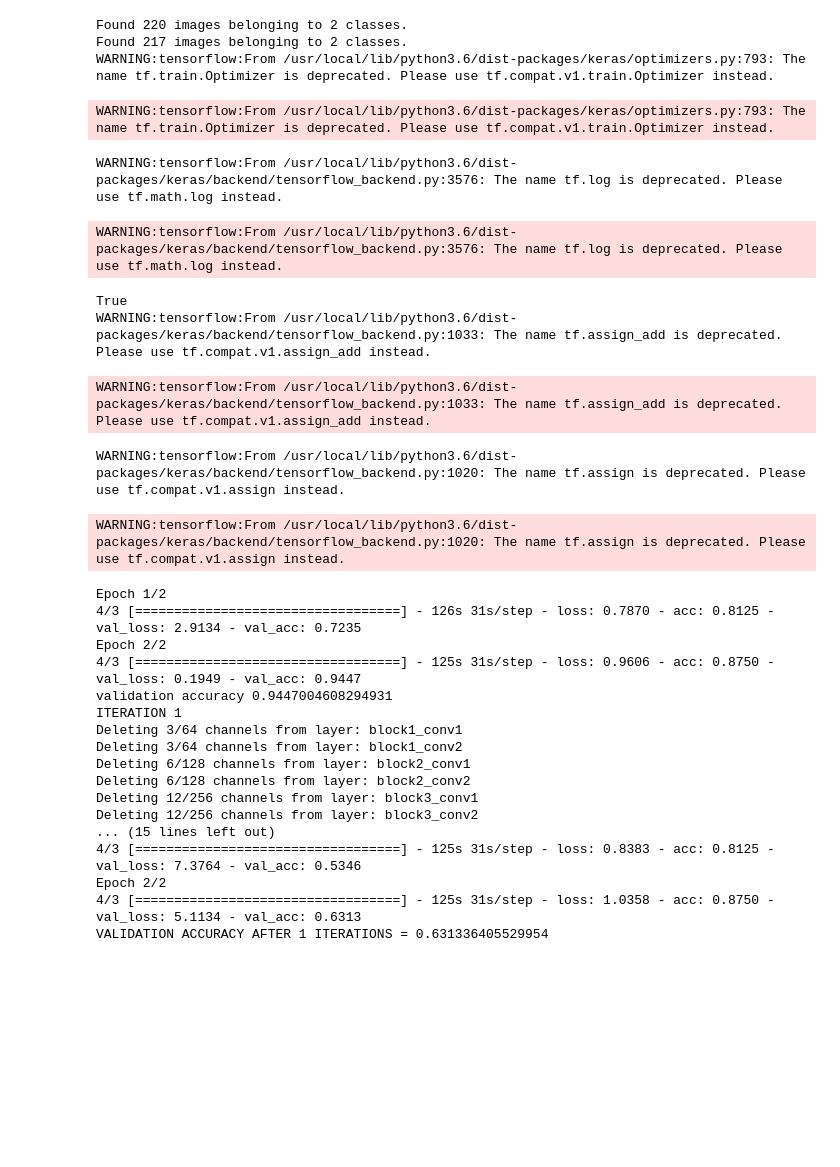
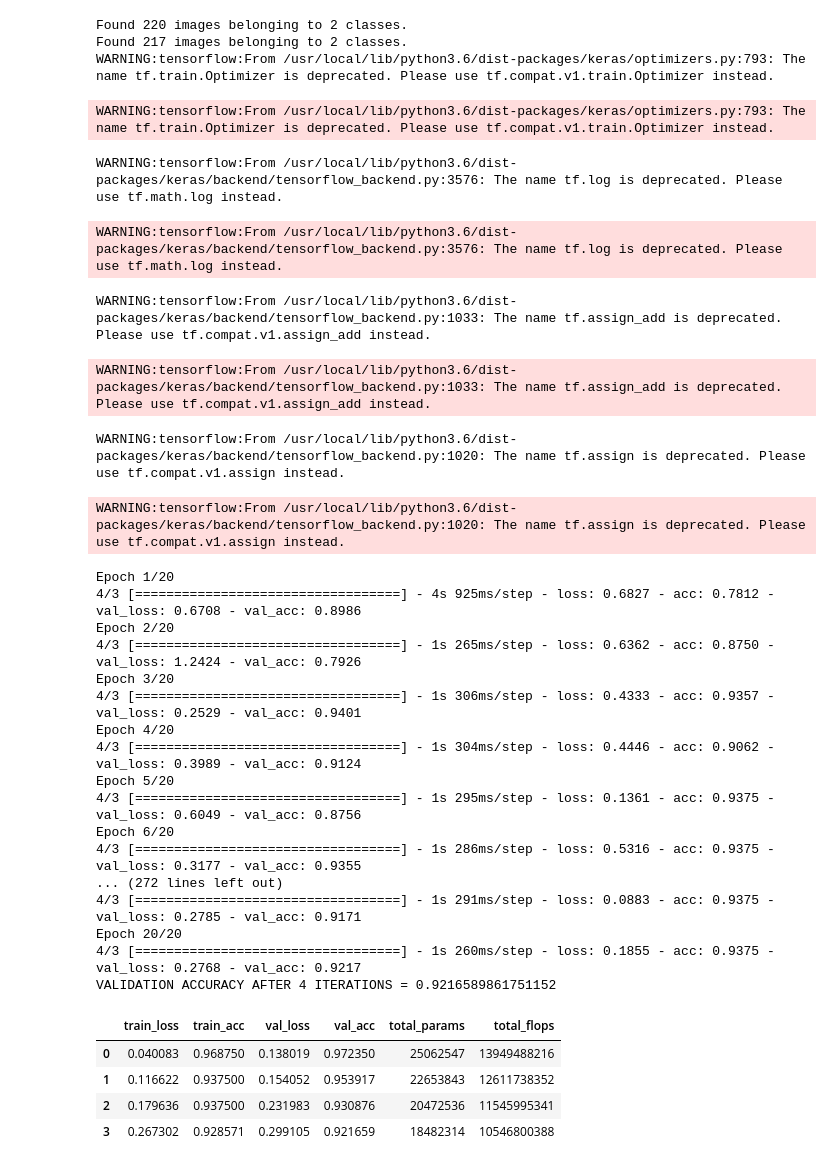
Before and after one commit to MDfarazuddin99/CNN_Pruning, a Jupyter notebook: TL_PRUNING_V2.ipynb, the cells around one changed output. Drawn from its saved outputs; the diff is of its cells as text; code cells hidden in the pictures; blank space fills up the shorter version.

```diff
--- a/TL_PRUNING_V2.ipynb
+++ b/TL_PRUNING_V2.ipynb
@@ -374,14 +410,29 @@ def count_model_params_flops(model,first_time):
 
     return total_params, total_flops
 # %%
-FirstTime = True
-model, history = train(model, FirstTime)
+
+
+model, history= train(model, True)
 validation_accuracy = max(history.history['val_acc'])
 print('validation accuracy',validation_accuracy)
 max_val_acc = validation_accuracy
 count = 0
 all_models = list()
-while validation_accuracy - max_val_acc >= -0.05    :
+
+#this dictionary is to log the parameters and is later converted into a dataframe.
+log_dict = dict()
+log_dict['train_loss'] = []
+log_dict['train_acc'] = []
+log_dict['val_loss'] = []
+log_dict['val_acc'] = []
+log_dict['total_params'] = []
+log_dict['total_flops'] = []
+
+#stop pruning if the accuracy drops by 5% from maximum accuracy ever obtained.
+
+while validation_accuracy - max_val_acc >= -0.05 :
+
+# while max_val_acc <= validation_accuracy  :
 
     print("ITERATION {} ".format(count+1))
     all_models.append(model)
@@ -397,15 +448,21 @@ while validation_accuracy - max_val_acc >= -0.05    :
         model = my_delete_filters(model,False,5)
         a,b = count_model_params_flops(model,False)
 
-    print('Total number of trainable parmas = {}\nTotal number of Flops={}'.format(a,b))
+    # print('Total number of parmas = {}\nTotal number of Flops={}'.format(a,b))
 
     model,history = train(model, True)
     validation_accuracy = max(history.history['val_acc'])
-    # model.summary()
+    best_acc_index = history.history['val_acc'].index(max(history.history['val_acc']))
+
+    log_dict['train_loss'].append(history.history['loss'][best_acc_index])
+    log_dict['train_acc'].append(history.history['acc'][best_acc_index])
+    log_dict['val_loss'].append(history.history['val_loss'][best_acc_index])
+    log_dict['val_acc'].append(history.history['val_acc'][best_acc_index])
+    log_dict['total_params'].append(a)
+    log_dict['total_flops'].append(b)
+
     print("VALIDATION ACCURACY AFTER {} ITERATIONS = {}".format(count+1,validation_accuracy))
     count+=1
-
-#model.summary()
 # %% [output]
 Found 220 images belonging to 2 classes.
 Found 217 images belonging to 2 classes.
@@ -413,25 +470,33 @@ WARNING:tensorflow:From /usr/local/lib/python3.6/dist-packages/keras/optimizers.
 WARNING:tensorflow:From /usr/local/lib/python3.6/dist-packages/keras/optimizers.py:793: The name tf.train.Optimizer is deprecated. Please use tf.compat.v1.train.Optimizer instead.
 WARNING:tensorflow:From /usr/local/lib/python3.6/dist-packages/keras/backend/tensorflow_backend.py:3576: The name tf.log is deprecated. Please use tf.math.log instead.
 WARNING:tensorflow:From /usr/local/lib/python3.6/dist-packages/keras/backend/tensorflow_backend.py:3576: The name tf.log is deprecated. Please use tf.math.log instead.
-True
 WARNING:tensorflow:From /usr/local/lib/python3.6/dist-packages/keras/backend/tensorflow_backend.py:1033: The name tf.assign_add is deprecated. Please use tf.compat.v1.assign_add instead.
 WARNING:tensorflow:From /usr/local/lib/python3.6/dist-packages/keras/backend/tensorflow_backend.py:1033: The name tf.assign_add is deprecated. Please use tf.compat.v1.assign_add instead.
 WARNING:tensorflow:From /usr/local/lib/python3.6/dist-packages/keras/backend/tensorflow_backend.py:1020: The name tf.assign is deprecated. Please use tf.compat.v1.assign instead.
 WARNING:tensorflow:From /usr/local/lib/python3.6/dist-packages/keras/backend/tensorflow_backend.py:1020: The name tf.assign is deprecated. Please use tf.compat.v1.assign instead.
-Epoch 1/2
-4/3 [==================================] - 126s 31s/step - loss: 0.7870 - acc: 0.8125 - val_loss: 2.9134 - val_acc: 0.7235
-Epoch 2/2
-4/3 [==================================] - 125s 31s/step - loss: 0.9606 - acc: 0.8750 - val_loss: 0.1949 - val_acc: 0.9447
-validation accuracy 0.9447004608294931
-ITERATION 1
-Deleting 3/64 channels from layer: block1_conv1
-Deleting 3/64 channels from layer: block1_conv2
-Deleting 6/128 channels from layer: block2_conv1
-Deleting 6/128 channels from layer: block2_conv2
-Deleting 12/256 channels from layer: block3_conv1
-Deleting 12/256 channels from layer: block3_conv2
-... (15 lines left out)
-4/3 [==================================] - 125s 31s/step - loss: 0.8383 - acc: 0.8125 - val_loss: 7.3764 - val_acc: 0.5346
-Epoch 2/2
-4/3 [==================================] - 125s 31s/step - loss: 1.0358 - acc: 0.8750 - val_loss: 5.1134 - val_acc: 0.6313
-VALIDATION ACCURACY AFTER 1 ITERATIONS = 0.631336405529954
+Epoch 1/20
+4/3 [==================================] - 4s 925ms/step - loss: 0.6827 - acc: 0.7812 - val_loss: 0.6708 - val_acc: 0.8986
+Epoch 2/20
+4/3 [==================================] - 1s 265ms/step - loss: 0.6362 - acc: 0.8750 - val_loss: 1.2424 - val_acc: 0.7926
+Epoch 3/20
+4/3 [==================================] - 1s 306ms/step - loss: 0.4333 - acc: 0.9357 - val_loss: 0.2529 - val_acc: 0.9401
+Epoch 4/20
+4/3 [==================================] - 1s 304ms/step - loss: 0.4446 - acc: 0.9062 - val_loss: 0.3989 - val_acc: 0.9124
+Epoch 5/20
+4/3 [==================================] - 1s 295ms/step - loss: 0.1361 - acc: 0.9375 - val_loss: 0.6049 - val_acc: 0.8756
+Epoch 6/20
+4/3 [==================================] - 1s 286ms/step - loss: 0.5316 - acc: 0.9375 - val_loss: 0.3177 - val_acc: 0.9355
+... (272 lines left out)
+4/3 [==================================] - 1s 291ms/step - loss: 0.0883 - acc: 0.9375 - val_loss: 0.2785 - val_acc: 0.9171
+Epoch 20/20
+4/3 [==================================] - 1s 260ms/step - loss: 0.1855 - acc: 0.9375 - val_loss: 0.2768 - val_acc: 0.9217
+VALIDATION ACCURACY AFTER 4 ITERATIONS = 0.9216589861751152
+# %%
+log_df = pd.DataFrame(log_dict)
+log_df
+# %% [output]
+|  | train_loss | train_acc | val_loss | val_acc | total_params | total_flops |
+| 0 | 0.040083 | 0.968750 | 0.138019 | 0.972350 | 25062547 | 13949488216 |
+| 1 | 0.116622 | 0.937500 | 0.154052 | 0.953917 | 22653843 | 12611738352 |
+| 2 | 0.179636 | 0.937500 | 0.231983 | 0.930876 | 20472536 | 11545995341 |
+| 3 | 0.267302 | 0.928571 | 0.299105 | 0.921659 | 18482314 | 10546800388 |
```
Also changed, not shown: parts of 9 cells of this notebook.
